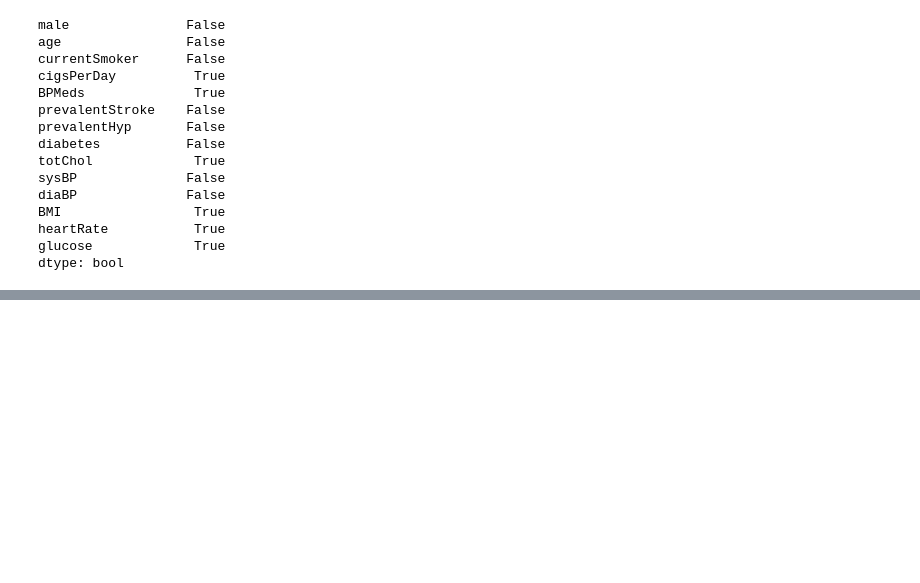
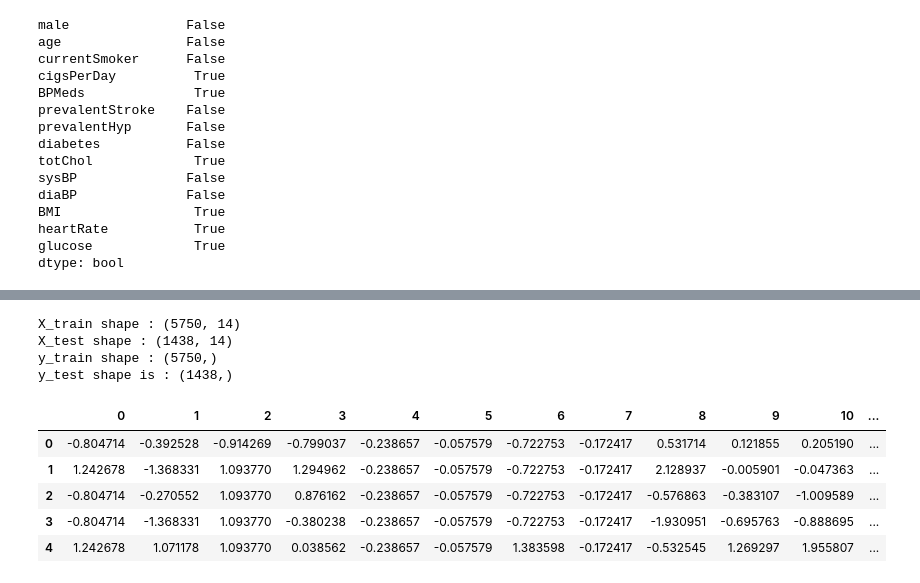
Before and after one commit to Manoj1247/HeartDiseaseClassification, a Jupyter notebook: HeartDiseaseClassification.ipynb, the cells around one changed output, grey strips where cells are left out. Cells and saved outputs as stored; diff of their text form; code cells hidden in the pictures; blank space fills up the shorter version.

```diff
--- a/HeartDiseaseClassification.ipynb
+++ b/HeartDiseaseClassification.ipynb
@@ -86,0 +159,25 @@ dtype: bool
+# %%
+#Print the shape
+print('X_train shape :' , X_train.shape)
+print('X_test shape :' , X_test.shape)
+print('y_train shape :' , y_train.shape)
+print('y_test shape is :' , y_test.shape)
+# %% [output]
+X_train shape : (5750, 14)
+X_test shape : (1438, 14)
+y_train shape : (5750,)
+y_test shape is : (1438,)
+# %%
+#Scale the data
+from sklearn.preprocessing import StandardScaler
+sc=StandardScaler()
+X_train=pd.DataFrame(sc.fit_transform(X_train))
+X_test=pd.DataFrame(sc.transform(X_test))
+X_train.head()
+# %% [output]
+|  | 0 | 1 | 2 | 3 | 4 | 5 | 6 | 7 | 8 | 9 | 10 | ... |
+| 0 | -0.804714 | -0.392528 | -0.914269 | -0.799037 | -0.238657 | -0.057579 | -0.722753 | -0.172417 | 0.531714 | 0.121855 | 0.205190 | ... |
+| 1 | 1.242678 | -1.368331 | 1.093770 | 1.294962 | -0.238657 | -0.057579 | -0.722753 | -0.172417 | 2.128937 | -0.005901 | -0.047363 | ... |
+| 2 | -0.804714 | -0.270552 | 1.093770 | 0.876162 | -0.238657 | -0.057579 | -0.722753 | -0.172417 | -0.576863 | -0.383107 | -1.009589 | ... |
+| 3 | -0.804714 | -1.368331 | 1.093770 | -0.380238 | -0.238657 | -0.057579 | -0.722753 | -0.172417 | -1.930951 | -0.695763 | -0.888695 | ... |
+| 4 | 1.242678 | 1.071178 | 1.093770 | 0.038562 | -0.238657 | -0.057579 | 1.383598 | -0.172417 | -0.532545 | 1.269297 | 1.955807 | ... |
```
Also changed, not shown: parts of 8 cells of this notebook, 1 other file.
